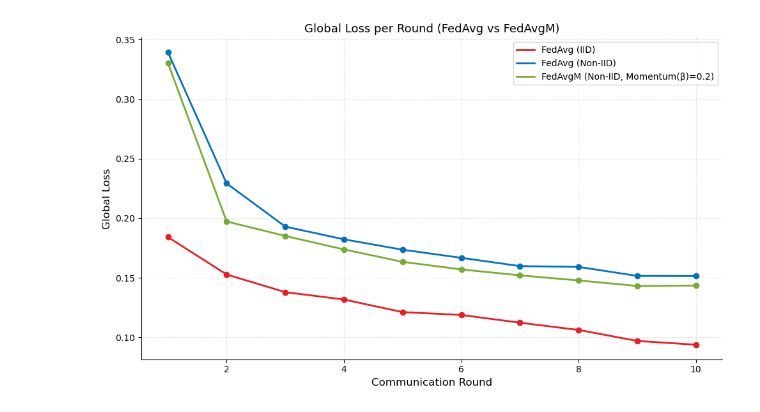
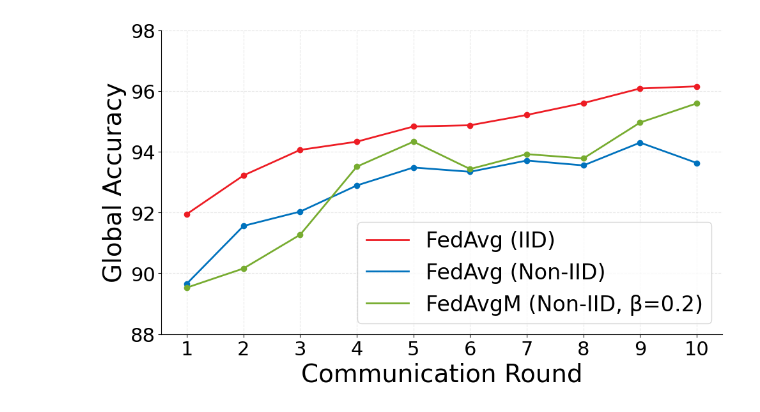
Before and after one commit to BishalChhetri/FL-EVCs-IDS, a Jupyter notebook: ML_FL_Model_EVCs_Data_Analysis.ipynb, the cells around one changed output. Saved outputs shown, nothing was run; the diff lists cells and outputs as text; code cells hidden in the pictures.

```diff
--- a/ML_FL_Model_EVCs_Data_Analysis.ipynb
+++ b/ML_FL_Model_EVCs_Data_Analysis.ipynb
@@ -202,48 +425,52 @@ plt.show()
 # %%
-loss_dict = {
-    'FedAvg (IID)': [0.184206, 0.152835, 0.137988, 0.13184, 0.121244, 0.118866, 0.112381, 0.106281, 0.09705, 0.093881],
-    'FedAvg (Non-IID)': [0.339342, 0.229274, 0.193016, 0.182325, 0.173642, 0.166821, 0.159873, 0.159214, 0.151658, 0.151537],
-    'FedAvgM (Non-IID, Momentum(β)=0.2)': [0.330324, 0.197373, 0.185143, 0.173884, 0.163433, 0.157089, 0.152133, 0.147833, 0.143204, 0.143567],
+accuracy_dict = {
+    'FedAvg (IID)': [91.95, 93.22, 94.06, 94.33, 94.83, 94.87, 95.21, 95.60, 96.08, 96.15],
+    'FedAvg (Non-IID)': [89.66, 91.56, 92.03, 92.89, 93.48, 93.34, 93.71, 93.55, 94.30, 93.63],
+    'FedAvgM (Non-IID, β=0.2)': [89.53, 90.16, 91.27, 93.51, 94.33, 93.43, 93.92, 93.78, 94.96, 95.59],
 }
 
-
-# Assign colors to each method manually (from your palette)
 custom_colors = {
     'FedAvg (IID)': '#ed1c24',          # Red (0.1)
     'FedAvg (Non-IID)': '#0072bd',      # Blue (0.2)
-    'FedAvgM (Non-IID, Momentum(β)=0.2)': '#77ac30'
+    'FedAvgM (Non-IID, β=0.2)': '#77ac30'
 }
 
 rounds = np.arange(1, 11)
 
 fig, ax = plt.subplots(figsize=(10, 6), facecolor='white')
 
-for label, losses in loss_dict.items():
+for label, accuracies in accuracy_dict.items():
     rounds_np = np.array(rounds)
-    losses_np = np.array(losses)
+    accuracies_np = np.array(accuracies)
 
-    # Smooth line via linear interpolation
-    interpolator = interp1d(rounds_np, losses_np, kind='linear')
+    interpolator = interp1d(rounds_np, accuracies_np, kind='linear')
     rounds_smooth = np.linspace(rounds_np.min(), rounds_np.max(), 100)
-    losses_smooth = interpolator(rounds_smooth)
+    accuracies_smooth = interpolator(rounds_smooth)
 
-    # Plot smooth line
-    ax.plot(rounds_smooth, losses_smooth, color=custom_colors[label], label=label, linewidth=2)
+    ax.plot(rounds_smooth, accuracies_smooth, color=custom_colors[label], label=label, linewidth=2)
 
-    # Plot actual data points
-    ax.plot(rounds_np, losses_np, marker='o', linestyle='None', color=custom_colors[label], markersize=6)
+    ax.plot(rounds_np, accuracies_np, marker='o', linestyle='None', color=custom_colors[label], markersize=6)
 
-# Style
-ax.set_title("Global Loss per Round (FedAvg vs FedAvgM)", fontsize=13)
-ax.set_xlabel("Communication Round\n(Experiments with 10 clients, local_epochs = 5 for FedAvg & 1 to 5 for FedAvg(Non-IID) \nand FedAvgM(Non-IID,Momentum(β) = 0.2) , total rounds = 10)", fontsize=12)
-ax.set_ylabel("Global Loss", fontsize=12)
+# ax.set_title("Global Accuracy per Round (FedAvg vs FedAvgM)", fontsize=13)
+# ax.set_xlabel("Communication Round\n(Experiments with 10 clients, local_epochs = 5, total rounds = 10, total client participation 80% \n(FedAvg, FedAvg with non-iid and FedAvgM with non-iid and momentum(β) = 0.2)", fontsize=12)
+
+ax.set_xlabel("Communication Round", fontsize=28)
+ax.tick_params(axis='x', labelsize=22)
+ax.tick_params(axis='y', labelsize=22)
+ax.set_xticks(rounds)
+ax.set_ylim(88, 98)
+ax.set_ylabel("Global Accuracy", fontsize=28)
 ax.spines['top'].set_visible(False)
 ax.spines['right'].set_visible(False)
 ax.grid(True, linestyle='--', alpha=0.3)
-ax.legend(title="", fontsize=10, title_fontsize=11)
+ax.legend(
+    title="",
+    prop={ 'size': 24},
+    # title_fontproperties={'weight': 'bold', 'size': 26}
+)
 
 plt.tight_layout()
-plt.savefig("client_10_global_loss_plot.svg", format='svg')
+plt.savefig("images/client_10_global_accuracy_epoch_5_80_cp_plot.pdf", format='pdf')
 plt.show()
 # %% [output]
-[figure, old version]
+[figure, new version]
```
Also changed, not shown: parts of 11 cells of this notebook, 10 other files.
